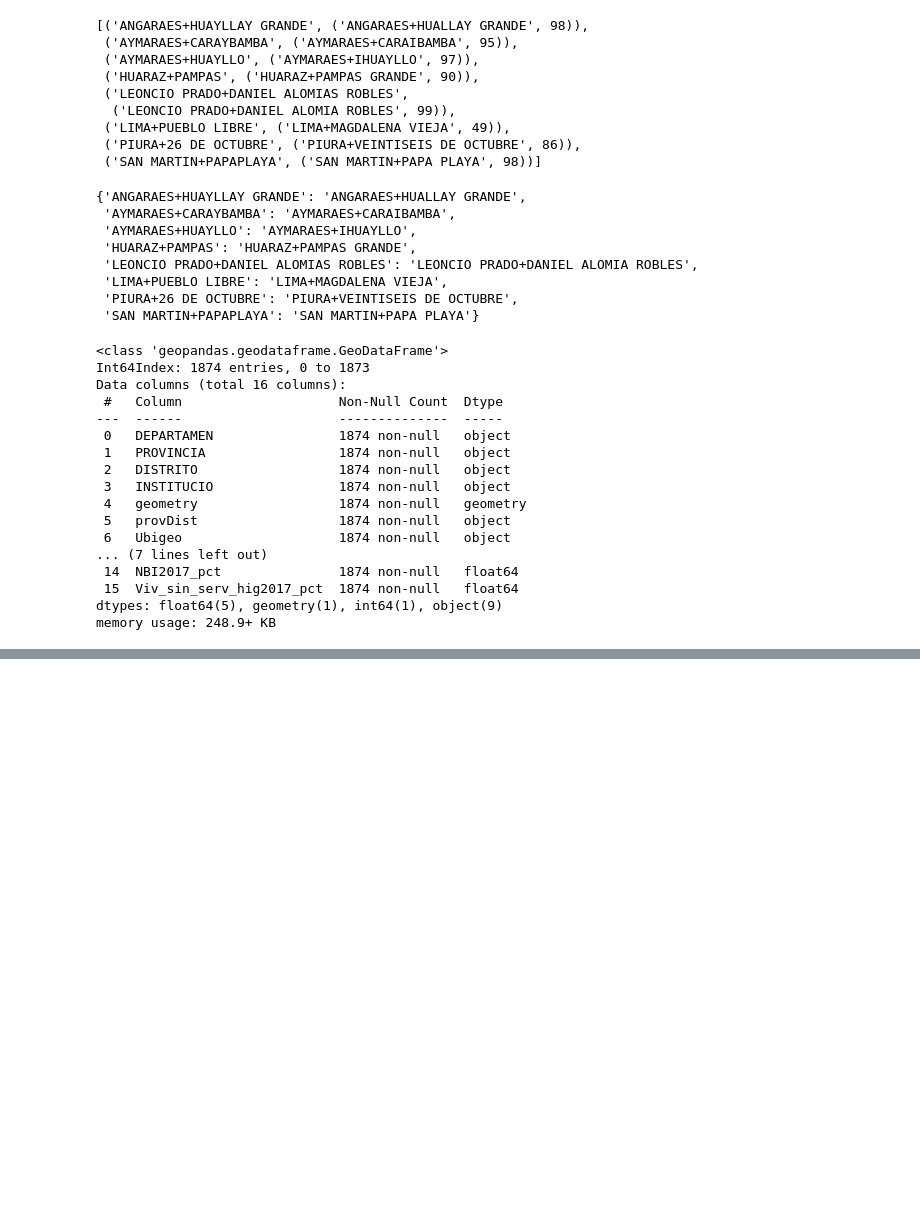
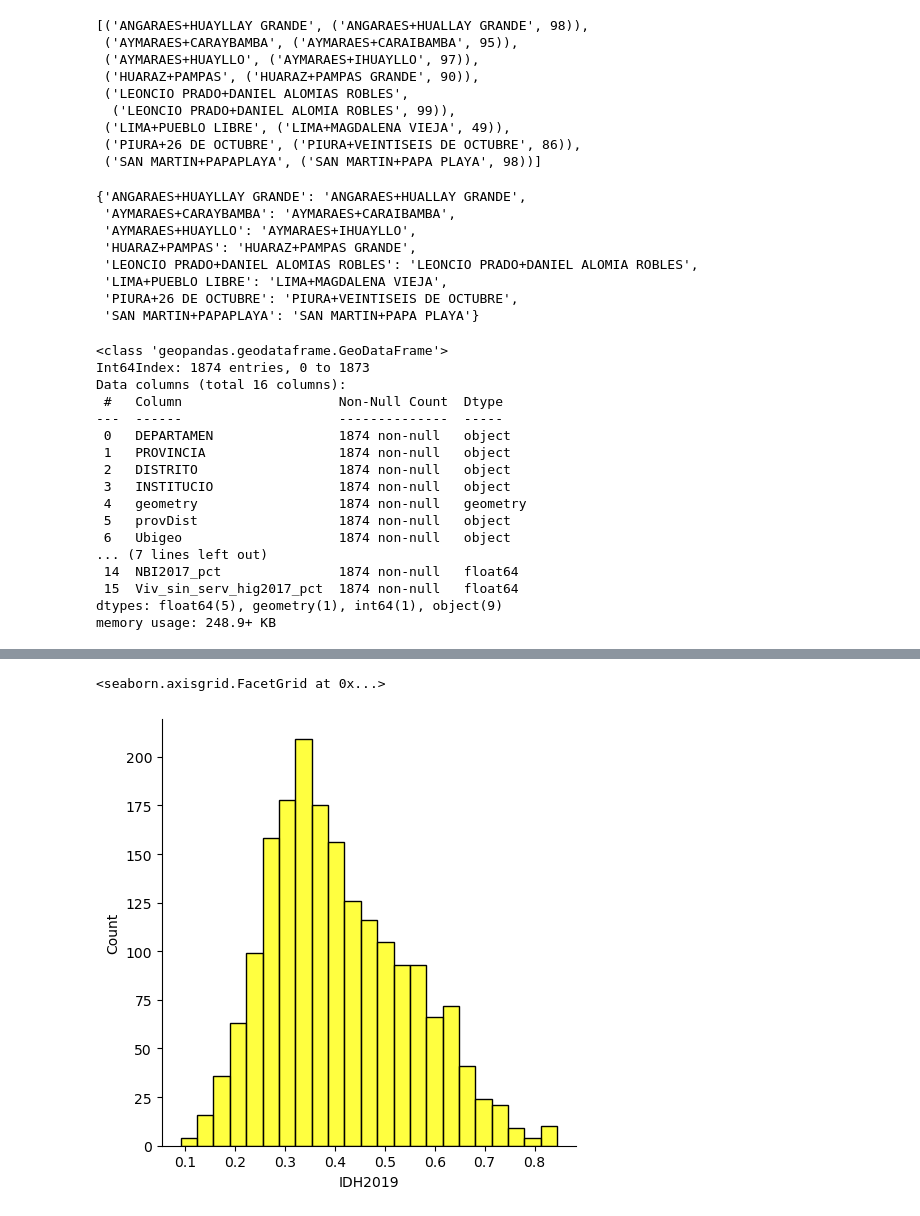
Before and after one commit to FabianRomero20/Examen2, a Jupyter notebook: FULLPRUEBAS.ipynb, the cells around one changed output, grey strips where cells are left out. Drawn from its saved outputs; the diff is of its cells as text; code cells hidden in the pictures; blank space fills up the shorter version.

```diff
--- a/FULLPRUEBAS.ipynb
+++ b/FULLPRUEBAS.ipynb
@@ -179,0 +195,7 @@ datadismap.to_file(os.path.join('mapsPruebas',"dataMapPeru.gpkg"), layer='distri
+# %%
+import seaborn as sea
+
+sea.displot(datadismap.IDH2019, color='yellow')
+# %% [output]
+<seaborn.axisgrid.FacetGrid at 0x...>
+[figure, added]
```
Also changed, not shown: parts of 3 cells of this notebook, 2 other files.
